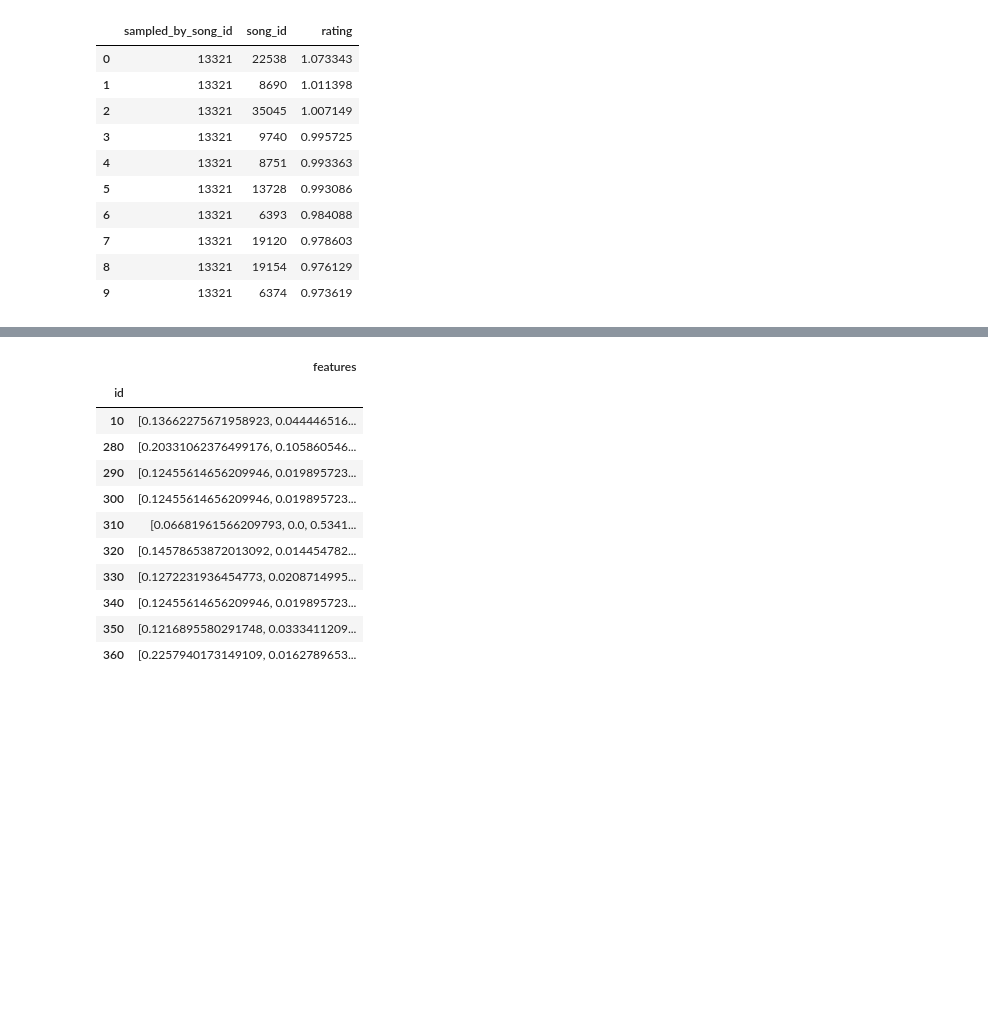
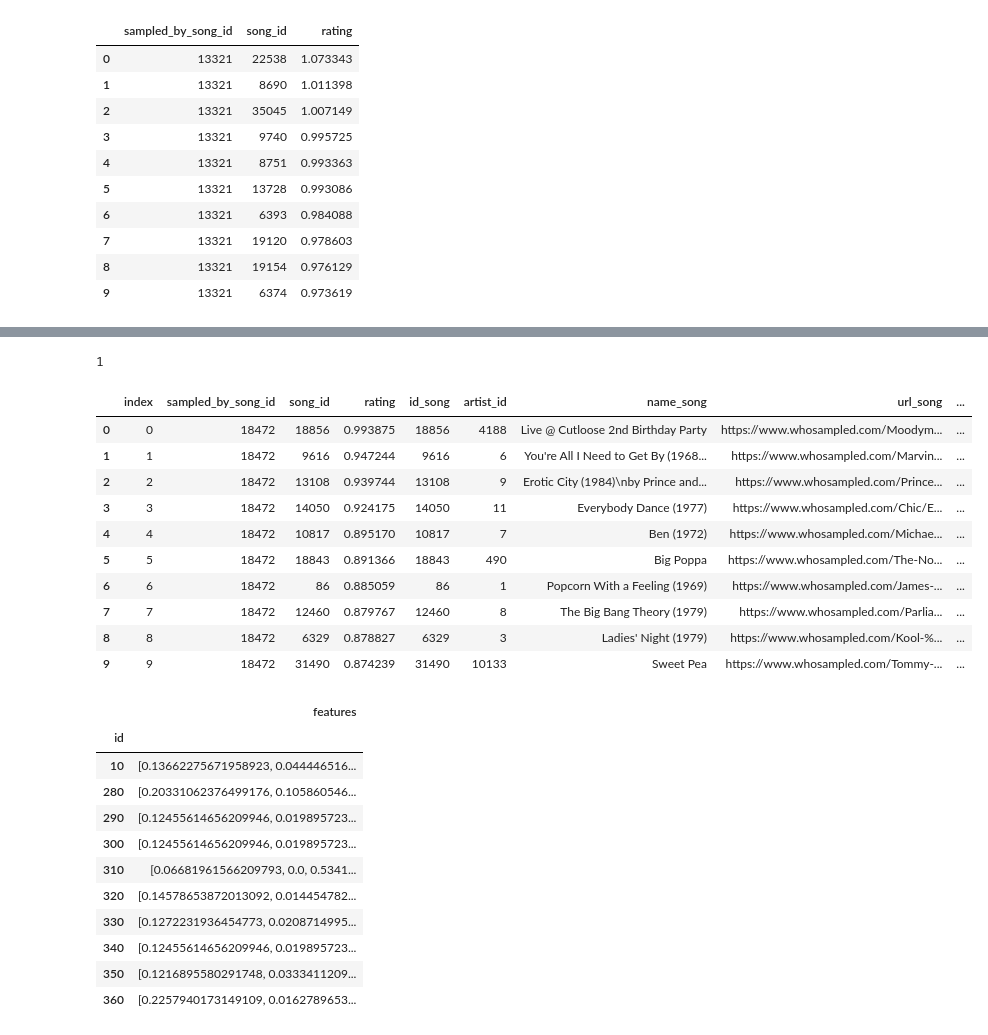
Before and after one commit to brettashley/ml-mix-lab, a Jupyter notebook: notebooks/initial-model.ipynb, the cells around one changed output, grey strips where cells are left out. Saved outputs shown, nothing was run; the diff lists cells and outputs as text; code cells hidden in the pictures; blank space fills up the shorter version.

```diff
--- a/notebooks/initial-model.ipynb
+++ b/notebooks/initial-model.ipynb
@@ -449,3 +465,28 @@ recommender.recommendForUserSubset()
+# %%
+already_connected = recs_13321.merge(connections, on=['song_id', 'sampled_by_song_id'])
+
+recs_13321.merge(connections, left_on=['sampled_by_song_id','song_id'],
+                              right_on=['song_id', 'sampled_by_song_id'])
+
+df = recs_13321.merge(songs, left_on='song_id', right_on='id')
+
+print(len(already_connected))
+(df.drop(['scraped', 'scraped_spotify', 'checked'], axis=1)
+   .merge(artists, left_on='corrected_artist_id', right_on='id',
+             suffixes=('_song','_artist')))
+# %% [output]
+1
+|  | index | sampled_by_song_id | song_id | rating | id_song | artist_id | name_song | url_song | ... |
+| 0 | 0 | 18472 | 18856 | 0.993875 | 18856 | 4188 | Live @ Cutloose 2nd Birthday Party | https://www.whosampled.com/Moodym... | ... |
+| 1 | 1 | 18472 | 9616 | 0.947244 | 9616 | 6 | You're All I Need to Get By (1968... | https://www.whosampled.com/Marvin... | ... |
+| 2 | 2 | 18472 | 13108 | 0.939744 | 13108 | 9 | Erotic City (1984)\nby Prince and... | https://www.whosampled.com/Prince... | ... |
+| 3 | 3 | 18472 | 14050 | 0.924175 | 14050 | 11 | Everybody Dance (1977) | https://www.whosampled.com/Chic/E... | ... |
+| 4 | 4 | 18472 | 10817 | 0.895170 | 10817 | 7 | Ben (1972) | https://www.whosampled.com/Michae... | ... |
+| 5 | 5 | 18472 | 18843 | 0.891366 | 18843 | 490 | Big Poppa | https://www.whosampled.com/The-No... | ... |
+| 6 | 6 | 18472 | 86 | 0.885059 | 86 | 1 | Popcorn With a Feeling (1969) | https://www.whosampled.com/James-... | ... |
+| 7 | 7 | 18472 | 12460 | 0.879767 | 12460 | 8 | The Big Bang Theory (1979) | https://www.whosampled.com/Parlia... | ... |
+| 8 | 8 | 18472 | 6329 | 0.878827 | 6329 | 3 | Ladies' Night (1979) | https://www.whosampled.com/Kool-%... | ... |
+| 9 | 9 | 18472 | 31490 | 0.874239 | 31490 | 10133 | Sweet Pea | https://www.whosampled.com/Tommy-... | ... |
 # %%
 user_factors = recommender.userFactors.toPandas().set_index('id')
 # %%
```
Also changed, not shown: parts of 21 cells of this notebook.
